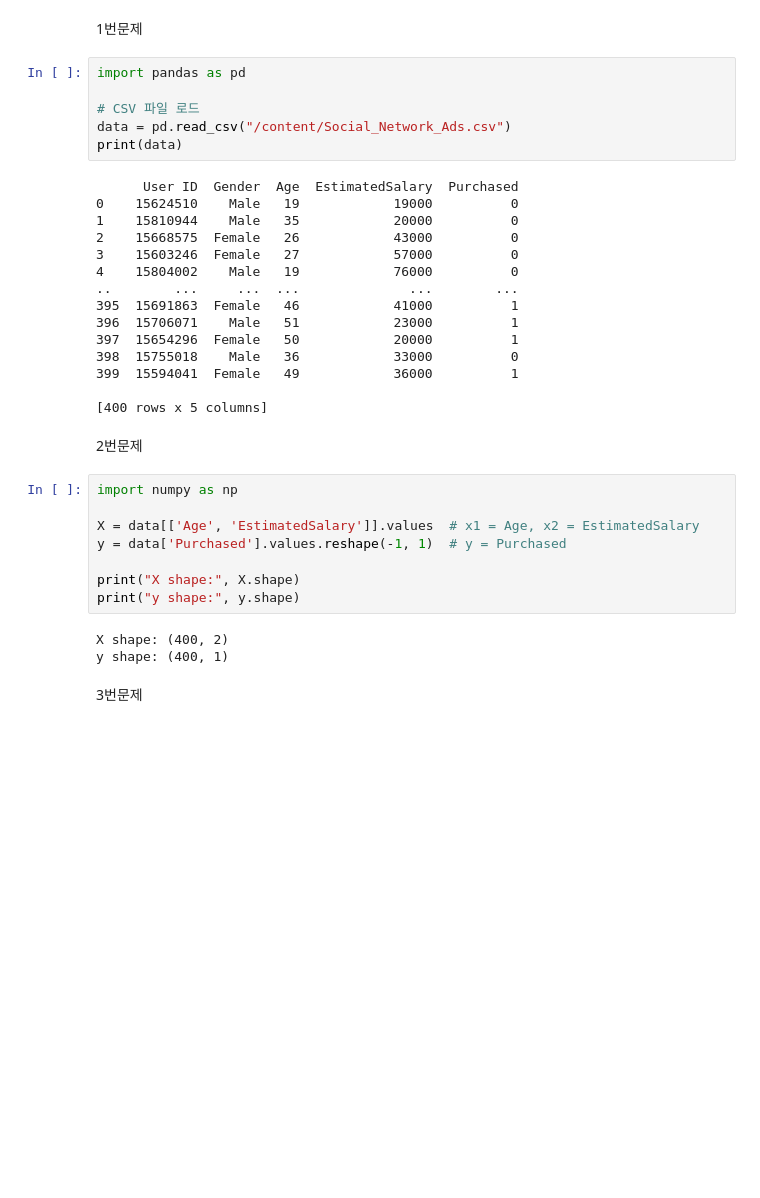
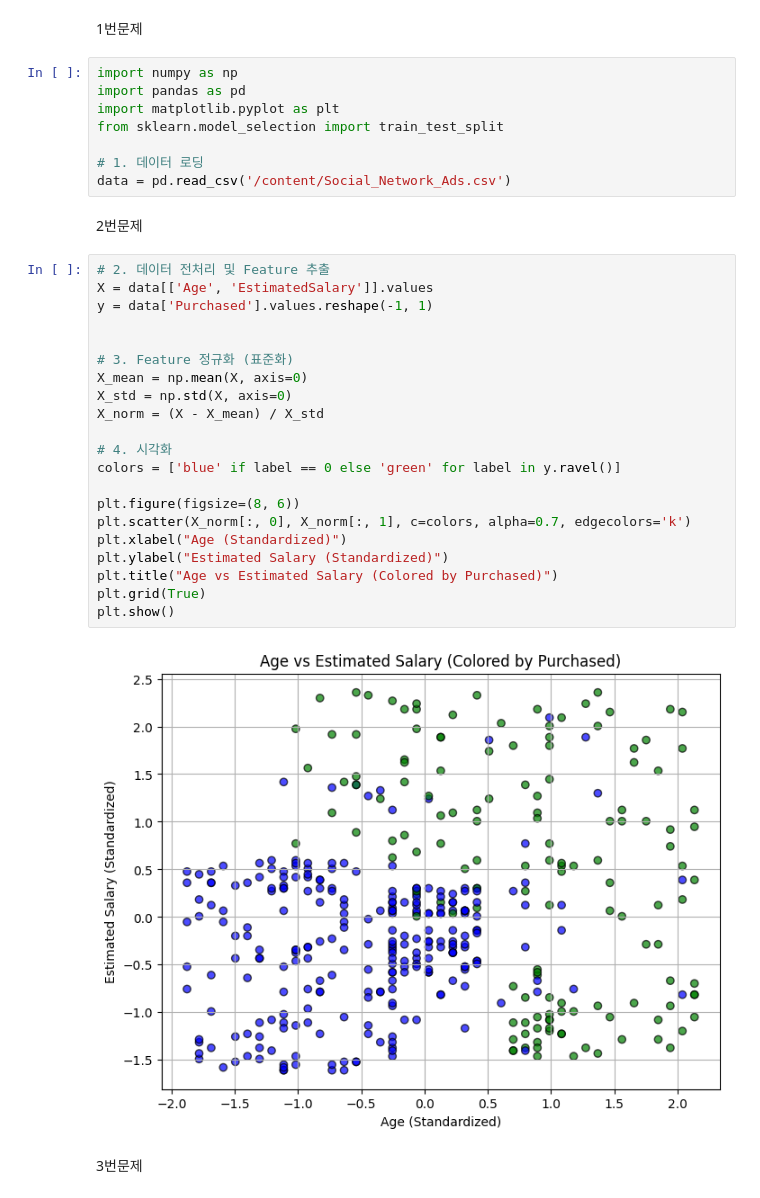
Before and after one commit to upeast/Lee2, a Jupyter notebook: week6과제.ipynb, the cells around one changed output. Drawn from its saved outputs; the diff is of its cells as text; blank space fills up the shorter version.

```diff
--- a/week6과제.ipynb
+++ b/week6과제.ipynb
@@ -3,39 +3,38 @@
 # %% [markdown]
 1번문제
 # %%
+import numpy as np
 import pandas as pd
+import matplotlib.pyplot as plt
+from sklearn.model_selection import train_test_split
 
-# CSV 파일 로드
-data = pd.read_csv("/content/Social_Network_Ads.csv")
-print(data)
+# 1. 데이터 로딩
+data = pd.read_csv('/content/Social_Network_Ads.csv')
-# %% [output]
-      User ID  Gender  Age  EstimatedSalary  Purchased
-0    15624510    Male   19            19000          0
-1    15810944    Male   35            20000          0
-2    15668575  Female   26            43000          0
-3    15603246  Female   27            57000          0
-4    15804002    Male   19            76000          0
-..        ...     ...  ...              ...        ...
-395  15691863  Female   46            41000          1
-396  15706071    Male   51            23000          1
-397  15654296  Female   50            20000          1
-398  15755018    Male   36            33000          0
-399  15594041  Female   49            36000          1
-
-[400 rows x 5 columns]
 # %% [markdown]
 2번문제
-# %%
-import numpy as np
-
-X = data[['Age', 'EstimatedSalary']].values  # x1 = Age, x2 = EstimatedSalary
-y = data['Purchased'].values.reshape(-1, 1)  # y = Purchased
-
-print("X shape:", X.shape)
-print("y shape:", y.shape)
-# %% [output]
-X shape: (400, 2)
-y shape: (400, 1)
+# %%
+# 2. 데이터 전처리 및 Feature 추출
+X = data[['Age', 'EstimatedSalary']].values
+y = data['Purchased'].values.reshape(-1, 1)
+
+
+# 3. Feature 정규화 (표준화)
+X_mean = np.mean(X, axis=0)
+X_std = np.std(X, axis=0)
+X_norm = (X - X_mean) / X_std
+
+# 4. 시각화
+colors = ['blue' if label == 0 else 'green' for label in y.ravel()]
+
+plt.figure(figsize=(8, 6))
+plt.scatter(X_norm[:, 0], X_norm[:, 1], c=colors, alpha=0.7, edgecolors='k')
+plt.xlabel("Age (Standardized)")
+plt.ylabel("Estimated Salary (Standardized)")
+plt.title("Age vs Estimated Salary (Colored by Purchased)")
+plt.grid(True)
+plt.show()
+# %% [output]
+[figure, added]
 # %% [markdown]
 3번문제
 # %%
```
Also changed, not shown: parts of 12 cells of this notebook.
